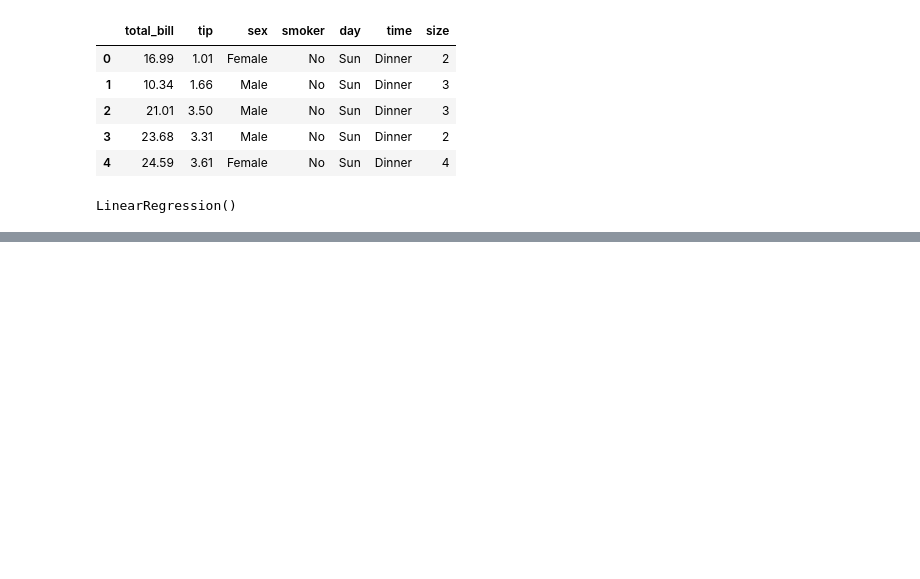
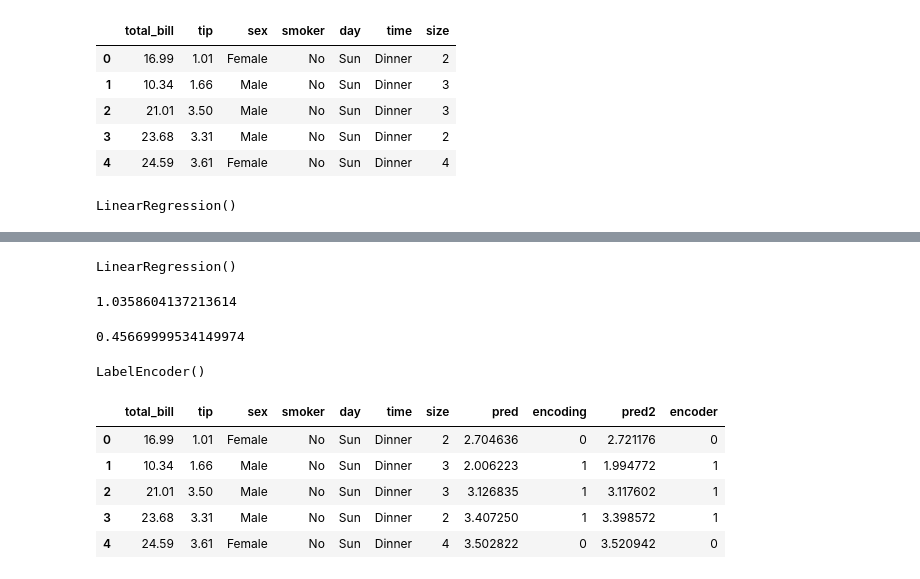
Before and after one commit to ColorConeHead/sparta_ml, a Jupyter notebook: mlpractice.ipynb, the cells around one changed output, grey strips where cells are left out. Cells and saved outputs as stored; diff of their text form; code cells hidden in the pictures; blank space fills up the shorter version.

```diff
--- a/mlpractice.ipynb
+++ b/mlpractice.ipynb
@@ -169,0 +247,6 @@ sns.scatterplot(data=df2, x='total_bill', y = 'tip')
+# %%
+reg3.fit(X, y)
+# %% [output]
+LinearRegression()
+# %%
+df2['pred2'] = reg3.predict(X)
@@ -169,0 +256,8 @@ sns.scatterplot(data=df2, x='total_bill', y = 'tip')
+# %%
+mse3
+# %% [output]
+1.0358604137213614
+# %%
+tip_score2
+# %% [output]
+0.45669999534149974
@@ -169,0 +266,4 @@ sns.scatterplot(data=df2, x='total_bill', y = 'tip')
+# %%
+encoder.fit(df2['sex'])
+# %% [output]
+LabelEncoder()
@@ -169,0 +272,9 @@ sns.scatterplot(data=df2, x='total_bill', y = 'tip')
+# %%
+df2.head()
+# %% [output]
+|  | total_bill | tip | sex | smoker | day | time | size | pred | encoding | pred2 | encoder |
+| 0 | 16.99 | 1.01 | Female | No | Sun | Dinner | 2 | 2.704636 | 0 | 2.721176 | 0 |
+| 1 | 10.34 | 1.66 | Male | No | Sun | Dinner | 3 | 2.006223 | 1 | 1.994772 | 1 |
+| 2 | 21.01 | 3.50 | Male | No | Sun | Dinner | 3 | 3.126835 | 1 | 3.117602 | 1 |
+| 3 | 23.68 | 3.31 | Male | No | Sun | Dinner | 2 | 3.407250 | 1 | 3.398572 | 1 |
+| 4 | 24.59 | 3.61 | Female | No | Sun | Dinner | 4 | 3.502822 | 0 | 3.520942 | 0 |
```
Also changed, not shown: parts of 22 cells of this notebook.
